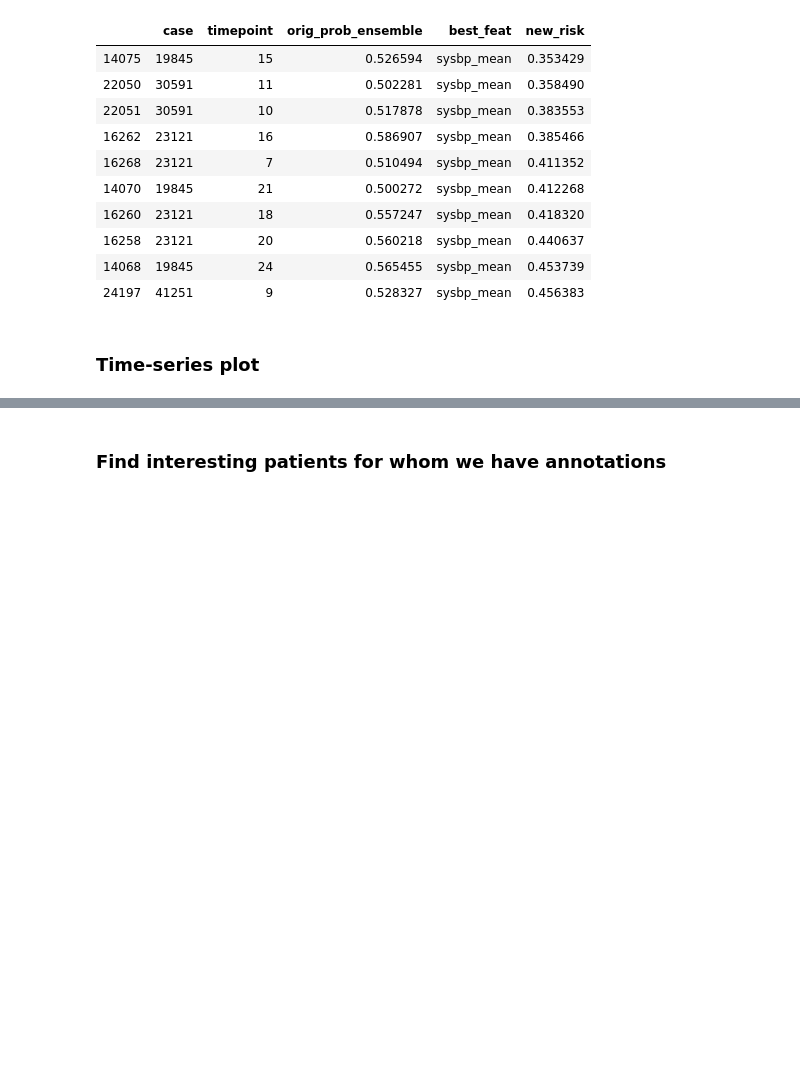
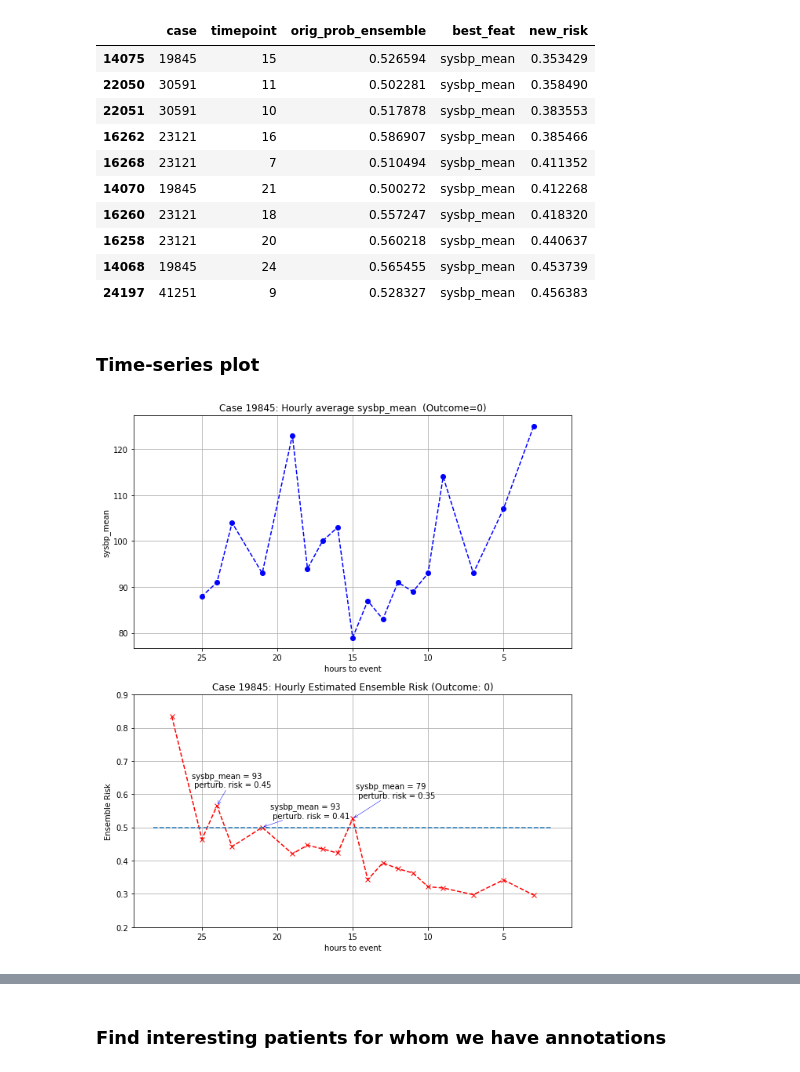
Before and after one commit to gstef80/MAgEC, a Jupyter notebook: MIMIC_ANNO.ipynb, the cells around one changed output, grey strips where cells are left out. Cells and saved outputs as stored; diff of their text form; code cells hidden in the pictures; blank space fills up the shorter version.

Commit message:
environment.yml file and better annotation plot

```diff
--- a/MIMIC_ANNO.ipynb
+++ b/MIMIC_ANNO.ipynb
@@ -135,9 +140,12 @@ def make_panel(case, t_0=None):
     mg.panel_plot(xst_validation.columns, features, stsc2, joined, case, timepoint,
                   models=('lr','rf','mlp','lstm', 'ensemble'), label='label', limit=8, rotate=25)
 
-def best_feature(data, cols):
+def best_feature(data, cols, feat=None):
     models = list(set([c.split('_')[-1] for c in cols]))
-    features = list(set(['_'.join(c.split('_')[1:-2]) for c in cols]))
+    if feat is not None:
+        features = [feat]
+    else:
+        features = list(set(['_'.join(c.split('_')[1:-2]) for c in cols]))
     best_feat = ''
     new_risk = None
     for feat in features:
@@ -232,3 +240,8 @@ joined[predicate][joined[predicate]['best_feat'] == 'sysbp_mean'][my_cols].\
 | 24197 | 41251 | 9 | 0.528327 | sysbp_mean | 0.456383 |
 # %% [markdown]
 ### Time-series plot
+# %%
+index = 14075
+mimic.best_feat_plot(joined, df_cohort, index)
+# %% [output]
+[figure, added]
```
Also changed, not shown: parts of 12 cells of this notebook, 1 other file.
